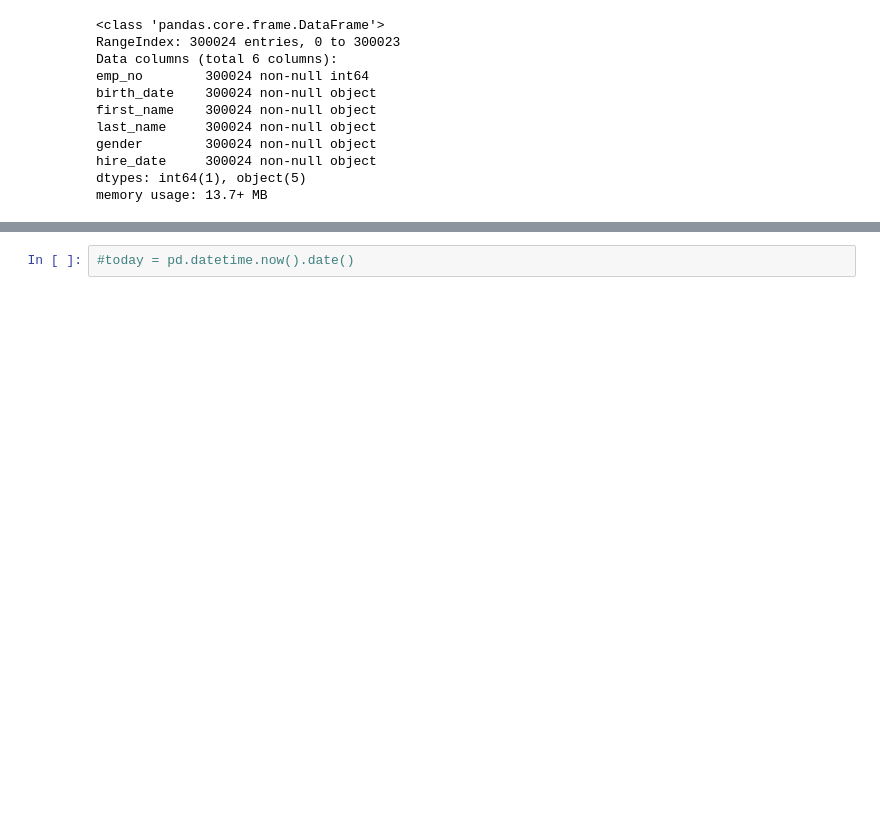
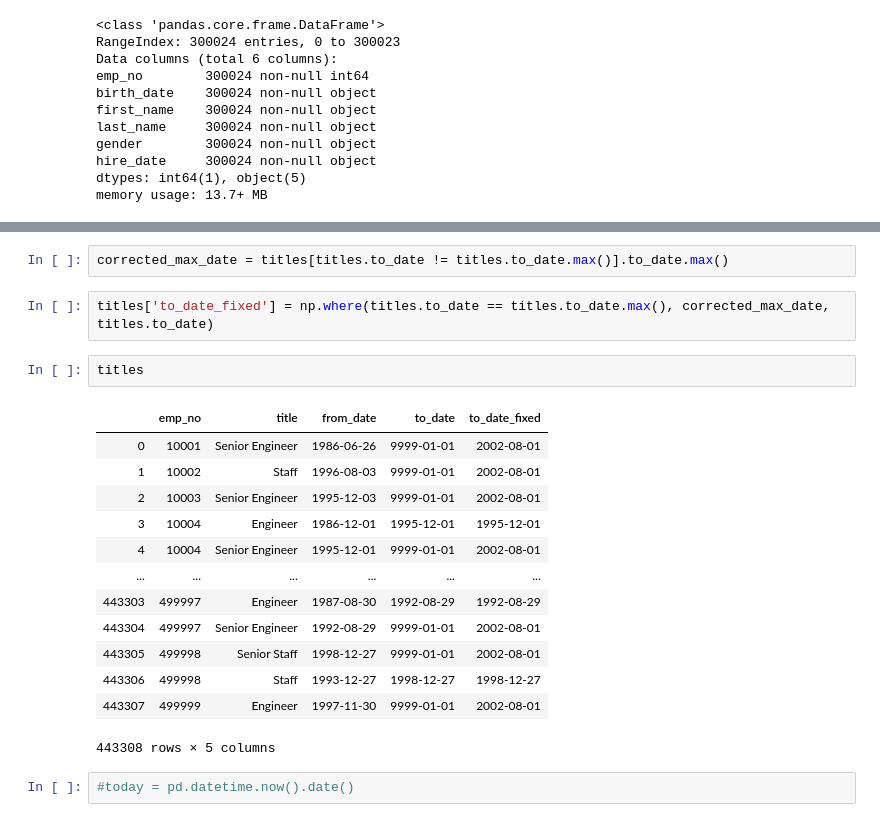
Before and after one commit to faithkane3/codeup_review, a Jupyter notebook: advanced_dataframes_practice.ipynb, the cells around one changed output, grey strips where cells are left out. Saved outputs shown, nothing was run; the diff lists cells and outputs as text; blank space fills up the shorter version.

```diff
--- a/advanced_dataframes_practice.ipynb
+++ b/advanced_dataframes_practice.ipynb
@@ -325,3 +331,23 @@ memory usage: 13.7+ MB
+# %%
+corrected_max_date = titles[titles.to_date != titles.to_date.max()].to_date.max()
+# %%
+titles['to_date_fixed'] = np.where(titles.to_date == titles.to_date.max(), corrected_max_date, titles.to_date)
+# %%
+titles
+# %% [output]
+|  | emp_no | title | from_date | to_date | to_date_fixed |
+| 0 | 10001 | Senior Engineer | 1986-06-26 | 9999-01-01 | 2002-08-01 |
+| 1 | 10002 | Staff | 1996-08-03 | 9999-01-01 | 2002-08-01 |
+| 2 | 10003 | Senior Engineer | 1995-12-03 | 9999-01-01 | 2002-08-01 |
+| 3 | 10004 | Engineer | 1986-12-01 | 1995-12-01 | 1995-12-01 |
+| 4 | 10004 | Senior Engineer | 1995-12-01 | 9999-01-01 | 2002-08-01 |
+| ... | ... | ... | ... | ... | ... |
+| 443303 | 499997 | Engineer | 1987-08-30 | 1992-08-29 | 1992-08-29 |
+| 443304 | 499997 | Senior Engineer | 1992-08-29 | 9999-01-01 | 2002-08-01 |
+| 443305 | 499998 | Senior Staff | 1998-12-27 | 9999-01-01 | 2002-08-01 |
+| 443306 | 499998 | Staff | 1993-12-27 | 1998-12-27 | 1998-12-27 |
+| 443307 | 499999 | Engineer | 1997-11-30 | 9999-01-01 | 2002-08-01 |
+443308 rows × 5 columns
 # %%
 #today = pd.datetime.now().date()
 # %%
```
Also changed, not shown: parts of 5 cells of this notebook.
